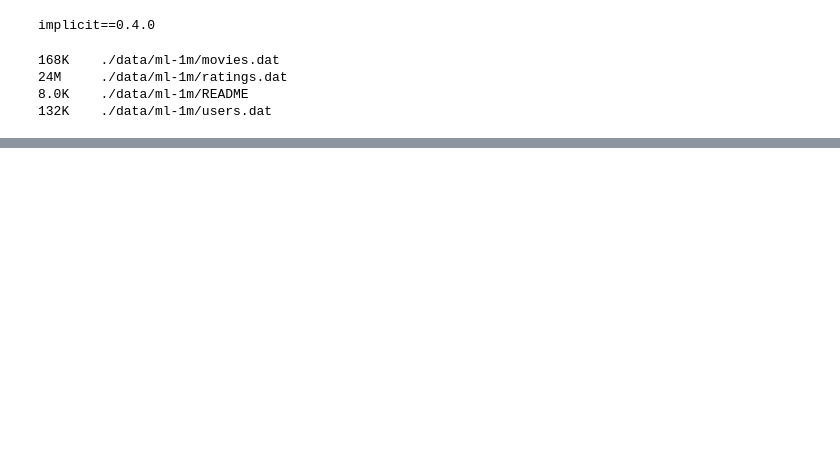
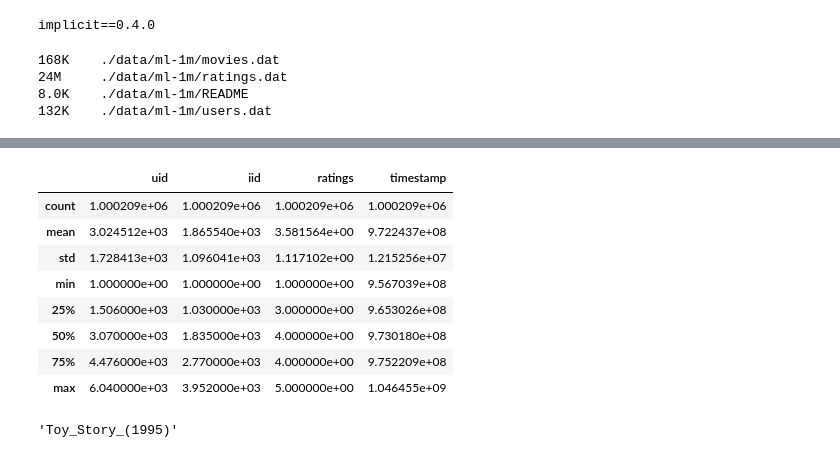
Before and after one commit to pko89403/Recommender, a Jupyter notebook: implicit.ipynb, the cells around one changed output, grey strips where cells are left out. Drawn from its saved outputs; the diff is of its cells as text; code cells hidden in the pictures; blank space fills up the shorter version.

```diff
--- a/implicit.ipynb
+++ b/implicit.ipynb
@@ -81,0 +83,6 @@ import implicit
+# %%
+ratings_path = "/content/drive/My Drive/data/ml-1m/ratings.dat"
+movies_path = "/content/drive/My Drive/data/ml-1m/movies.dat"
+
+ratings= pd.read_csv(ratings_path, header=None, sep='::', engine='python')
+movies = pd.read_csv(movies_path, header=None, sep='::', engine='python')
@@ -81,0 +130,3 @@ import implicit
+# %%
+ratings.columns = ["uid", "iid", "ratings", "timestamp"]
+ratings.head()
@@ -81,0 +150,12 @@ import implicit
+# %%
+ratings.describe() # Ratings Mean is 3.58
+# %% [output]
+|  | uid | iid | ratings | timestamp |
+| count | 1.000209e+06 | 1.000209e+06 | 1.000209e+06 | 1.000209e+06 |
+| mean | 3.024512e+03 | 1.865540e+03 | 3.581564e+00 | 9.722437e+08 |
+| std | 1.728413e+03 | 1.096041e+03 | 1.117102e+00 | 1.215256e+07 |
+| min | 1.000000e+00 | 1.000000e+00 | 1.000000e+00 | 9.567039e+08 |
+| 25% | 1.506000e+03 | 1.030000e+03 | 3.000000e+00 | 9.653026e+08 |
+| 50% | 3.070000e+03 | 1.835000e+03 | 4.000000e+00 | 9.730180e+08 |
+| 75% | 4.476000e+03 | 2.770000e+03 | 4.000000e+00 | 9.752209e+08 |
+| max | 6.040000e+03 | 3.952000e+03 | 5.000000e+00 | 1.046455e+09 |
@@ -81,0 +169,4 @@ import implicit
+# %%
+iid_to_movie_name[1]
+# %% [output]
+'Toy_Story_(1995)'
```
Also changed, not shown: parts of 20 cells of this notebook.
